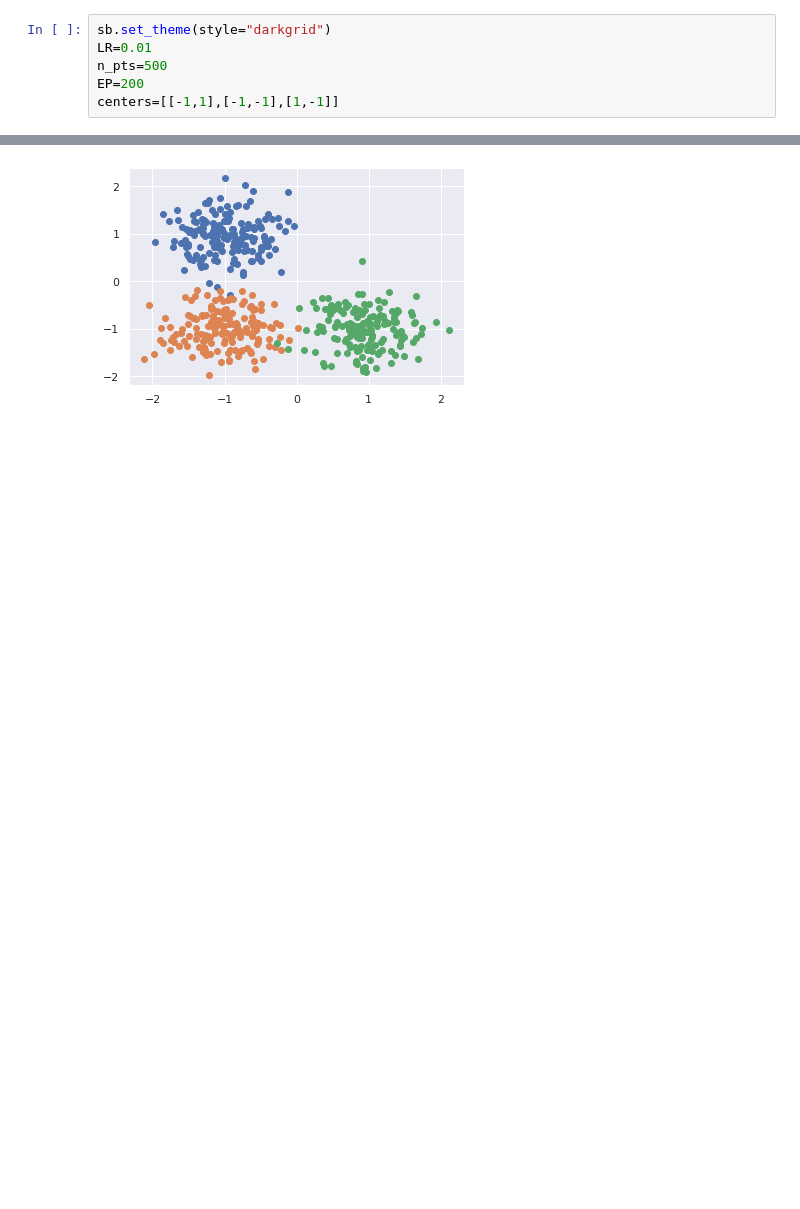
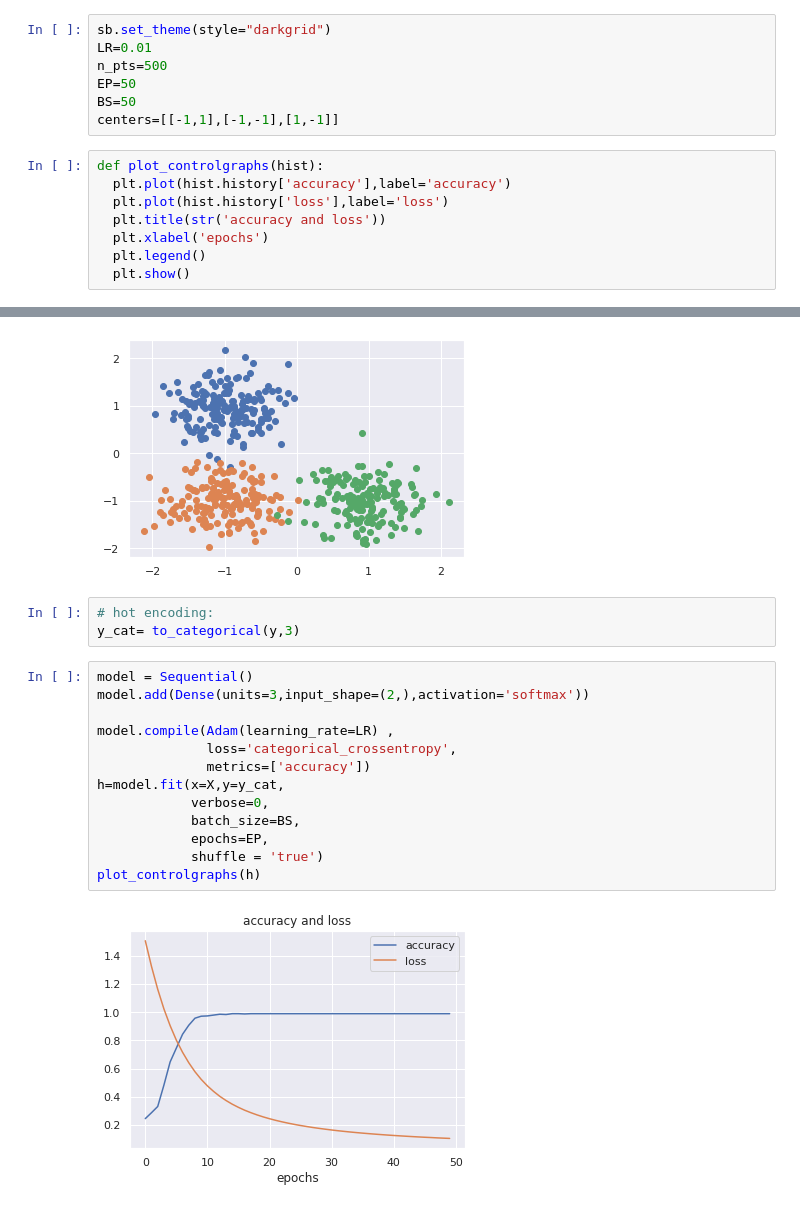
Before and after one commit to tegerte/1, a Jupyter notebook: MultiClass_NNW.ipynb, the cells around one changed output, grey strips where cells are left out. Drawn from its saved outputs; the diff is of its cells as text; blank space fills up the shorter version.

```diff
--- a/MultiClass_NNW.ipynb
+++ b/MultiClass_NNW.ipynb
@@ -16,5 +17,14 @@ from sklearn import datasets
 sb.set_theme(style="darkgrid")
 LR=0.01
 n_pts=500
-EP=200
+EP=50
+BS=50
 centers=[[-1,1],[-1,-1],[1,-1]]
+# %%
+def plot_controlgraphs(hist):
+  plt.plot(hist.history['accuracy'],label='accuracy')
+  plt.plot(hist.history['loss'],label='loss')
+  plt.title(str('accuracy and loss'))
+  plt.xlabel('epochs')
+  plt.legend()
+  plt.show()
@@ -26,3 +47,21 @@ plt.scatter(X[y==1,0],X[y==1,1])
 plt.scatter(X[y==2,0],X[y==2,1]);
 # %% [output]
 [figure]
+# %%
+# hot encoding:
+y_cat= to_categorical(y,3)
+# %%
+model = Sequential()
+model.add(Dense(units=3,input_shape=(2,),activation='softmax'))
+
+model.compile(Adam(learning_rate=LR) ,
+              loss='categorical_crossentropy',
+              metrics=['accuracy'])
+h=model.fit(x=X,y=y_cat,
+            verbose=0,
+            batch_size=BS,
+            epochs=EP,
+            shuffle = 'true')
+plot_controlgraphs(h)
+# %% [output]
+[figure, added]
```
Also changed, not shown: parts of 3 cells of this notebook.
